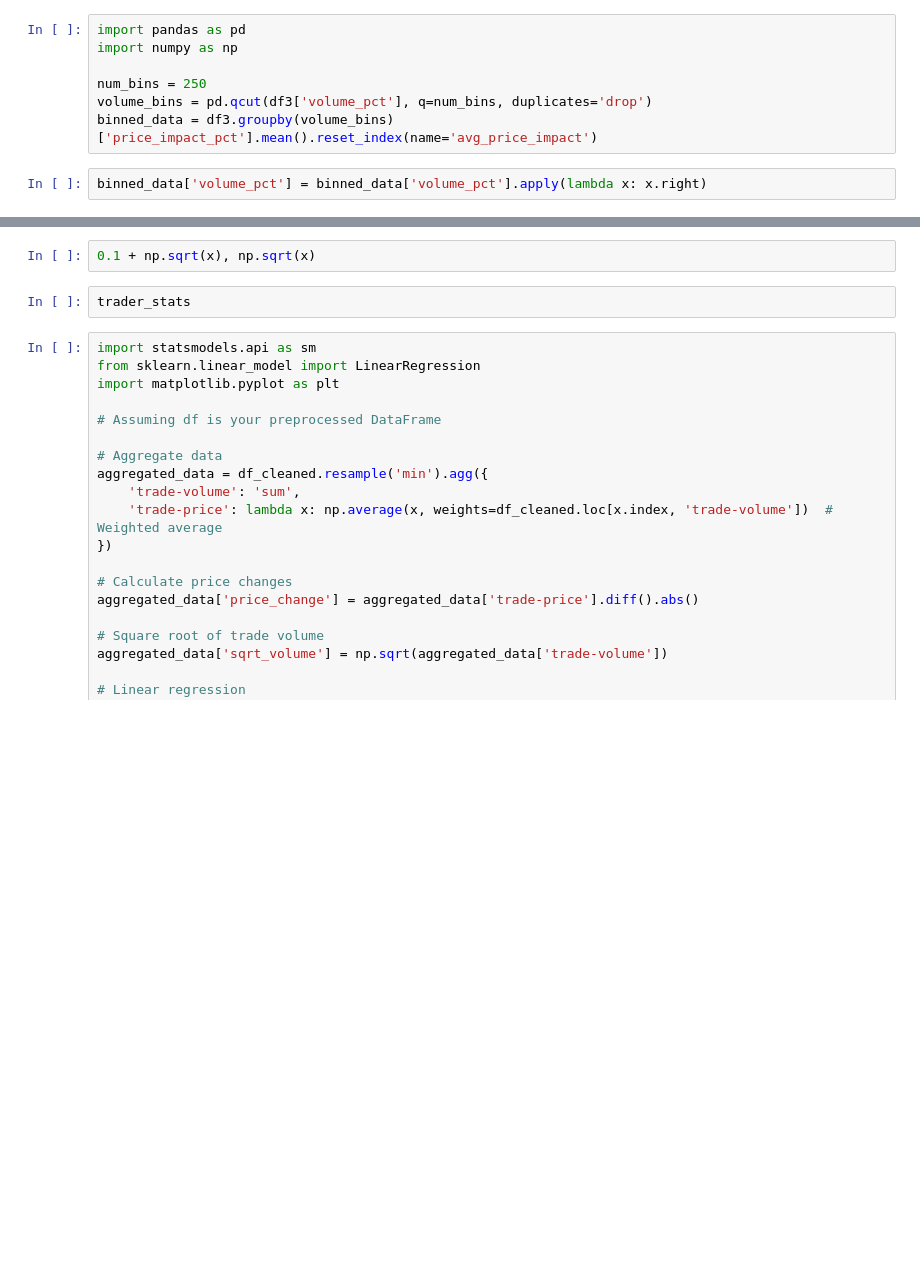
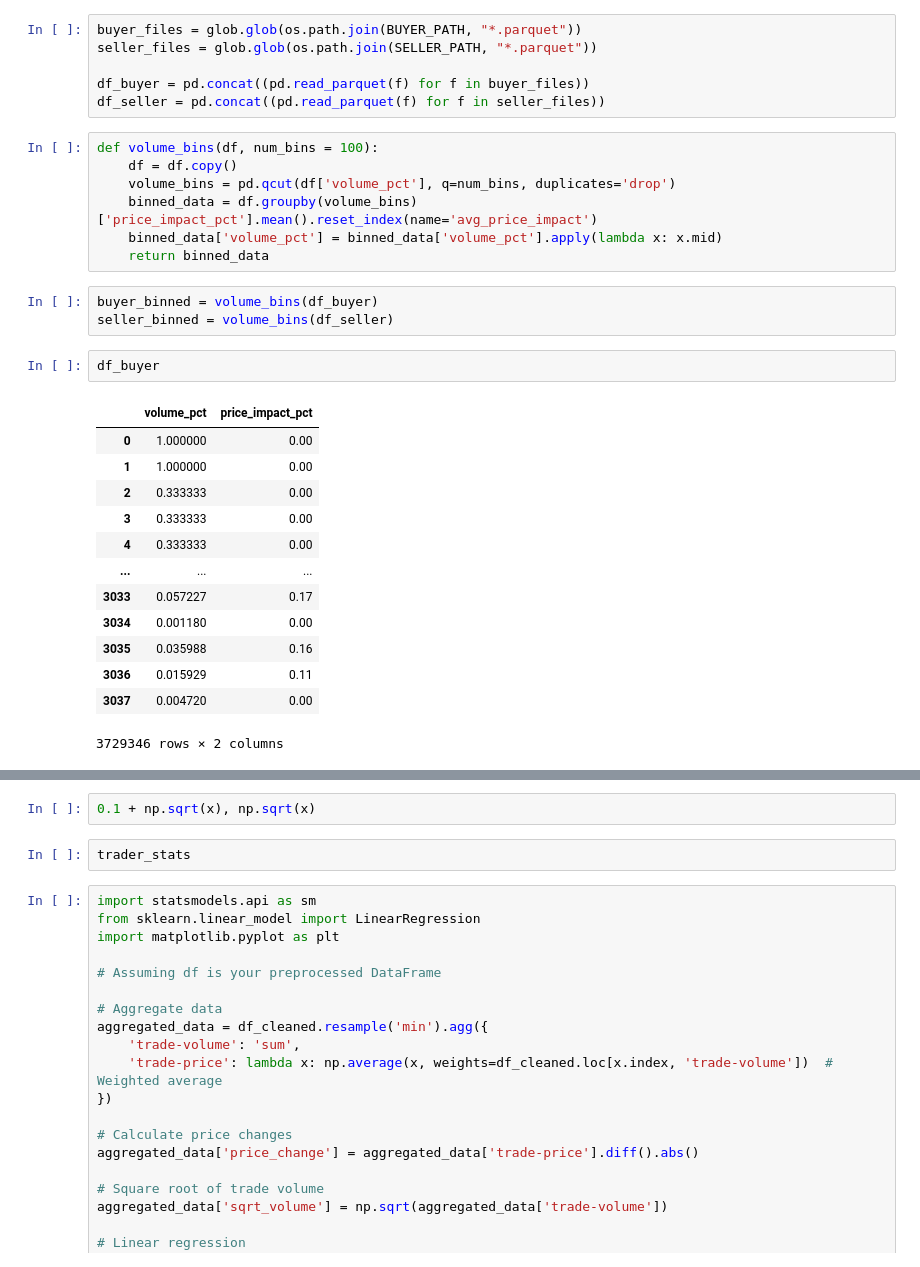
Before and after one commit to Hamzezi/FBD-Project, a Jupyter notebook: trade_impact.ipynb, the cells around one changed output, grey strips where cells are left out. Cells and saved outputs as stored; diff of their text form; blank space fills up the shorter version.

```diff
--- a/trade_impact.ipynb
+++ b/trade_impact.ipynb
@@ -16,9 +35,32 @@ pd.read_parquet(os.path.join(SELLER_PATH, 'ZUE.GO.parquet'))
+# %%
+buyer_files = glob.glob(os.path.join(BUYER_PATH, "*.parquet"))
+seller_files = glob.glob(os.path.join(SELLER_PATH, "*.parquet"))
+
+df_buyer = pd.concat((pd.read_parquet(f) for f in buyer_files))
+df_seller = pd.concat((pd.read_parquet(f) for f in seller_files))
 # %%
-import pandas as pd
-import numpy as np
-
-num_bins = 250
-volume_bins = pd.qcut(df3['volume_pct'], q=num_bins, duplicates='drop')
-binned_data = df3.groupby(volume_bins)['price_impact_pct'].mean().reset_index(name='avg_price_impact')
+def volume_bins(df, num_bins = 100):
+    df = df.copy()
+    volume_bins = pd.qcut(df['volume_pct'], q=num_bins, duplicates='drop')
+    binned_data = df.groupby(volume_bins)['price_impact_pct'].mean().reset_index(name='avg_price_impact')
+    binned_data['volume_pct'] = binned_data['volume_pct'].apply(lambda x: x.mid)
+    return binned_data
-# %%
-binned_data['volume_pct'] = binned_data['volume_pct'].apply(lambda x: x.right)
+# %%
+buyer_binned = volume_bins(df_buyer)
+seller_binned = volume_bins(df_seller)
+# %%
+df_buyer
+# %% [output]
+|  | volume_pct | price_impact_pct |
+| 0 | 1.000000 | 0.00 |
+| 1 | 1.000000 | 0.00 |
+| 2 | 0.333333 | 0.00 |
+| 3 | 0.333333 | 0.00 |
+| 4 | 0.333333 | 0.00 |
+| ... | ... | ... |
+| 3033 | 0.057227 | 0.17 |
+| 3034 | 0.001180 | 0.00 |
+| 3035 | 0.035988 | 0.16 |
+| 3036 | 0.015929 | 0.11 |
+| 3037 | 0.004720 | 0.00 |
+3729346 rows × 2 columns
```
Also changed, not shown: parts of 5 cells of this notebook, 1 other file.
